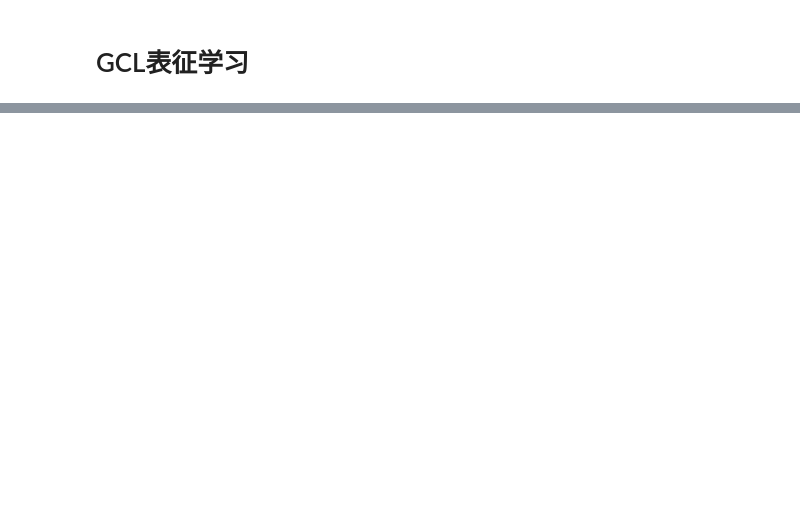
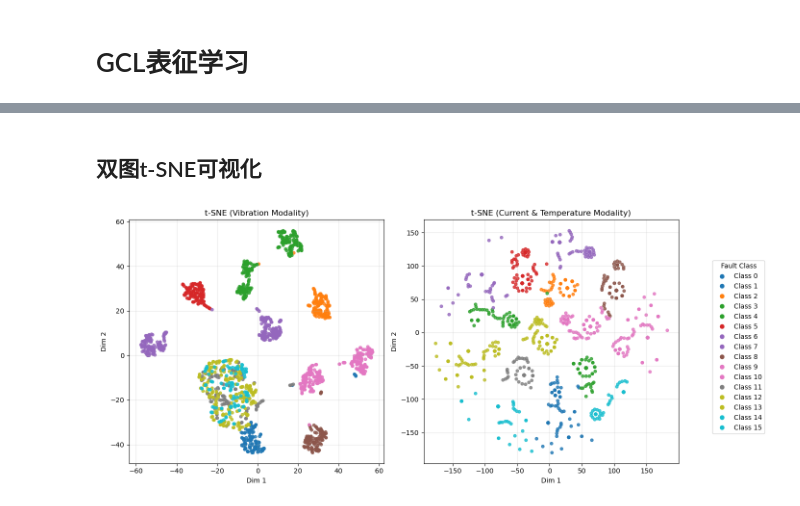
Before and after one commit to Noneeyou/High_similar_ML, a Jupyter notebook: baseline/MMHGAT/notebook/MMHGAT.ipynb, the cells around one changed output, grey strips where cells are left out. Saved outputs shown, nothing was run; the diff lists cells and outputs as text; code cells hidden in the pictures; blank space fills up the shorter version.

Commit message:
完成不同模态的GCL表征学习，t-SNE可视化

```diff
--- a/baseline/MMHGAT/notebook/MMHGAT.ipynb
+++ b/baseline/MMHGAT/notebook/MMHGAT.ipynb
@@ -165,0 +523,75 @@ Test aligned : torch.Size([819, 5]) torch.Size([819])
+# %% [markdown]
+## 双图t-SNE可视化
+# %%
+import numpy as np
+import matplotlib.pyplot as plt
+from matplotlib.lines import Line2D
+
+# =========================
+# 基础数据
+# =========================
+z_vib = z_vib_2d      # [N, 2]
+z_ct  = z_ct_2d       # [N, 2]
+y_vib = y_vib         # [N]
+y_ct  = y_ct          # [N]
+
+num_classes = int(max(y_vib.max(), y_ct.max()) + 1)
+
+# =========================
+# 固定离散颜色表（全局一致）
+# =========================
+cmap = plt.get_cmap("tab10", num_classes)
+colors = [cmap(i) for i in range(num_classes)]
+
+# =========================
+# 画图
+# =========================
+fig, axes = plt.subplots(1, 2, figsize=(14, 6))
+
+for cls in range(num_classes):
+    idx_v = (y_vib == cls)
+    idx_c = (y_ct  == cls)
+
+    axes[0].scatter(
+        z_vib[idx_v, 0], z_vib[idx_v, 1],
+        color=colors[cls], s=18, alpha=0.8
+    )
+
+    axes[1].scatter(
+        z_ct[idx_c, 0], z_ct[idx_c, 1],
+        color=colors[cls], s=18, alpha=0.8
+    )
+
+axes[0].set_title("t-SNE (Vibration Modality)")
+axes[1].set_title("t-SNE (Current & Temperature Modality)")
+
+for ax in axes:
+    ax.set_xlabel("Dim 1")
+    ax.set_ylabel("Dim 2")
+    ax.grid(alpha=0.3)
+
+# =========================
+# 离散 legend（而不是 colorbar）
+# =========================
+legend_elements = [
+    Line2D(
+        [0], [0],
+        marker='o',
+        color='w',
+        label=f"Class {i}",
+        markerfacecolor=colors[i],
+        markersize=8
+    )
+    for i in range(num_classes)
+]
+
+fig.legend(
+    handles=legend_elements,
+    loc="center right",
+    title="Fault Class"
+)
+
+plt.tight_layout(rect=[0, 0, 0.88, 1])
+plt.show()
+# %% [output]
+[figure, added]
```
Also changed, not shown: parts of 8 cells of this notebook.
